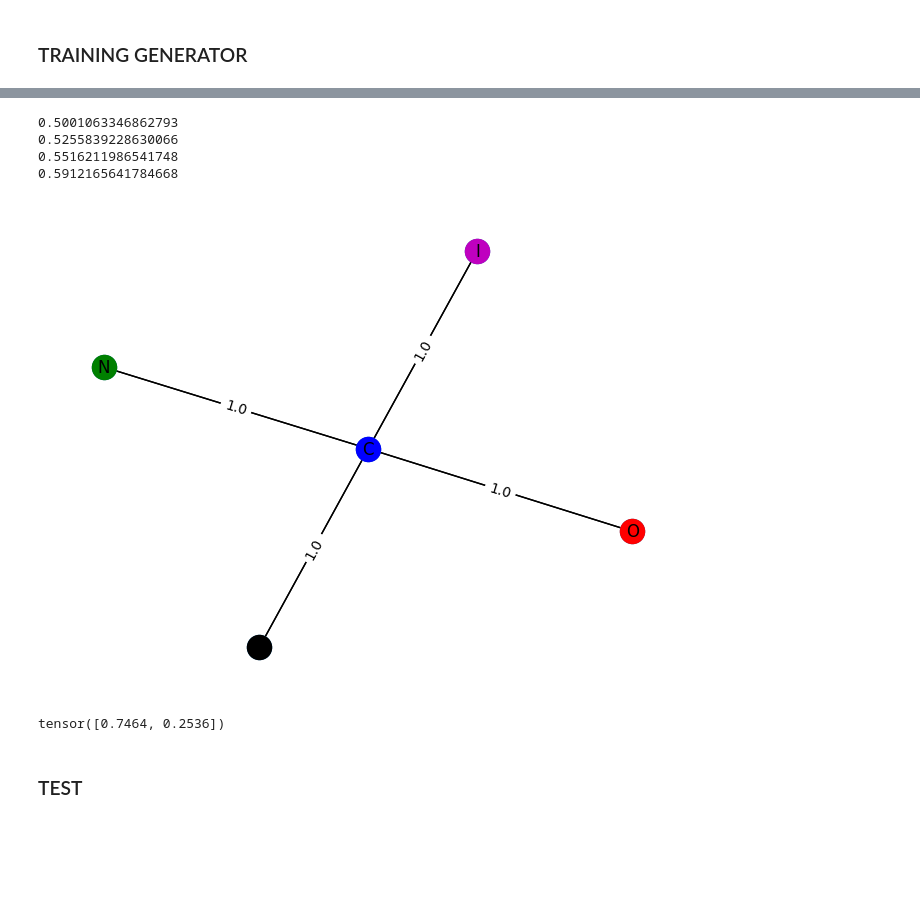
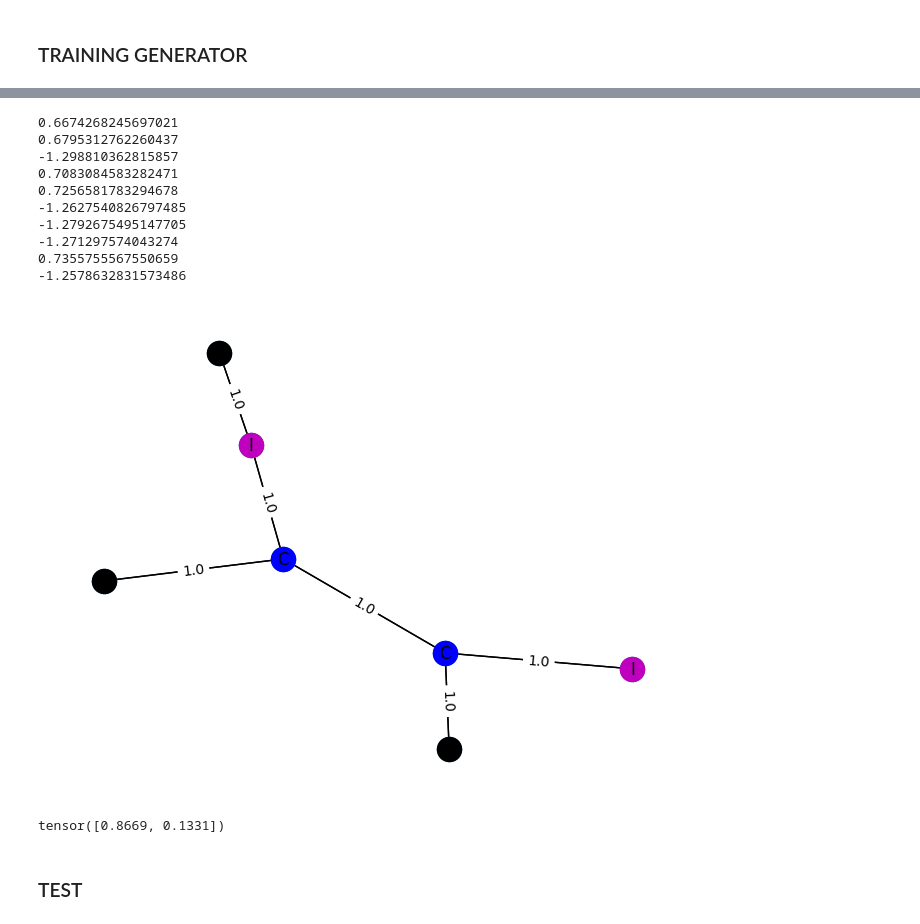
Before and after one commit to alessioborgi/XGNN_GraphGenRL, a Jupyter notebook: X_GNN_MUTAG.ipynb, the cells around one changed output, grey strips where cells are left out. Saved outputs shown, nothing was run; the diff lists cells and outputs as text; code cells hidden in the pictures; blank space fills up the shorter version.

```diff
--- a/X_GNN_MUTAG.ipynb
+++ b/X_GNN_MUTAG.ipynb
@@ -517,10 +528,26 @@ from torch_geometric.datasets import TUDataset
 from torch_geometric.utils import to_dense_adj
 
 def accuracy(output, labels):
-    preds = output.max(1)[1].type_as(labels)
-    correct = preds.eq(labels).double()
-    correct = correct.sum()
-    return correct / len(labels)
+    """
+    Computes the accuracy, given the output of the model and the true labels.
+
+    Args:
+        output (torch.Tensor): The output of the model with shape (N, num_classes).
+        labels (torch.Tensor): The true labels for each sample with shape (N,).
+
+    Returns:
+        torch.Tensor: The computed accuracy as a percentage.
+    """
+    # Get the predicted class by finding the index of the maximum value in each row
+    preds = output.argmax(dim=1)
+
+    # Compare the predicted labels with the true labels
+    correct = (preds == labels).sum().item()
+
+    # Calculate the accuracy as the ratio of correct predictions to the total number of samples
+    accuracy = correct / len(labels)
+
+    return torch.tensor(accuracy)
 
 def load_dataset_and_split(train_percent=0.8):
     # Prepare the output tensors
@@ -580,7 +607,7 @@ import torch.nn.functional as F
 
 model_path = 'model/gcn_first.pth'
 
-epochs = 100
+epochs = 1000
 lr = 0.001
 dropout = 0.1
 weight_decay = 5e-4
@@ -919,7 +946,7 @@ class Generator(nn.Module):
 # %%
 import torch.optim as optim
 
-def train_generator(generator, num_episodes=1000, max_gen_step=10, max_nodes = 4, learning_rate=0.01, b1=0.9, b2=0.999):
+def train_generator(generator, num_episodes=1000, max_gen_step=10, max_nodes = 6, learning_rate=0.01, b1=0.9, b2=0.999):
     """
     Train the generator to produce graphs that maximize the target GNN's confidence for a given class.
 
@@ -1014,7 +1041,7 @@ def display_graph(G):
 # %%
 #@title Generate graph
 # Function to generate a graph after training is complete
-def generate_graph(generator, max_gen_step=20, max_nodes = 4):
+def generate_graph(generator, max_gen_step=10, max_nodes = 4):
     """
     Generate a graph using the trained generator.
 
@@ -1024,7 +1051,6 @@ def generate_graph(generator, max_gen_step=20, max_nodes = 4):
     """
     # Reset graph to start from a single node
     generator.reset_graph()
-
     for step in range(max_gen_step):
         G = copy.deepcopy(generator.G)
         # Generate next step in the graph (Gt -> Gt+1)
@@ -1039,16 +1065,22 @@ def generate_graph(generator, max_gen_step=20, max_nodes = 4):
 
     return G
 # %%
-to_display = generate_graph(g, max_nodes = 4)
+to_display = generate_graph(g, max_gen_step = 10, max_nodes = 6)
 display_graph(to_display)
 g.model(to_display['feat'], to_display['adj'])
 # %% [output]
-0.5001063346862793
-0.5255839228630066
-0.5516211986541748
-0.5912165641784668
+0.6674268245697021
+0.6795312762260437
+-1.298810362815857
+0.7083084583282471
+0.7256581783294678
+-1.2627540826797485
+-1.2792675495147705
+-1.271297574043274
+0.7355755567550659
+-1.2578632831573486
-[figure, old version]
+[figure, new version]
-tensor([0.7464, 0.2536])
+tensor([0.8669, 0.1331])
 # %% [markdown]
 ### TEST
 # %%
```
Also changed, not shown: parts of 9 cells of this notebook.
